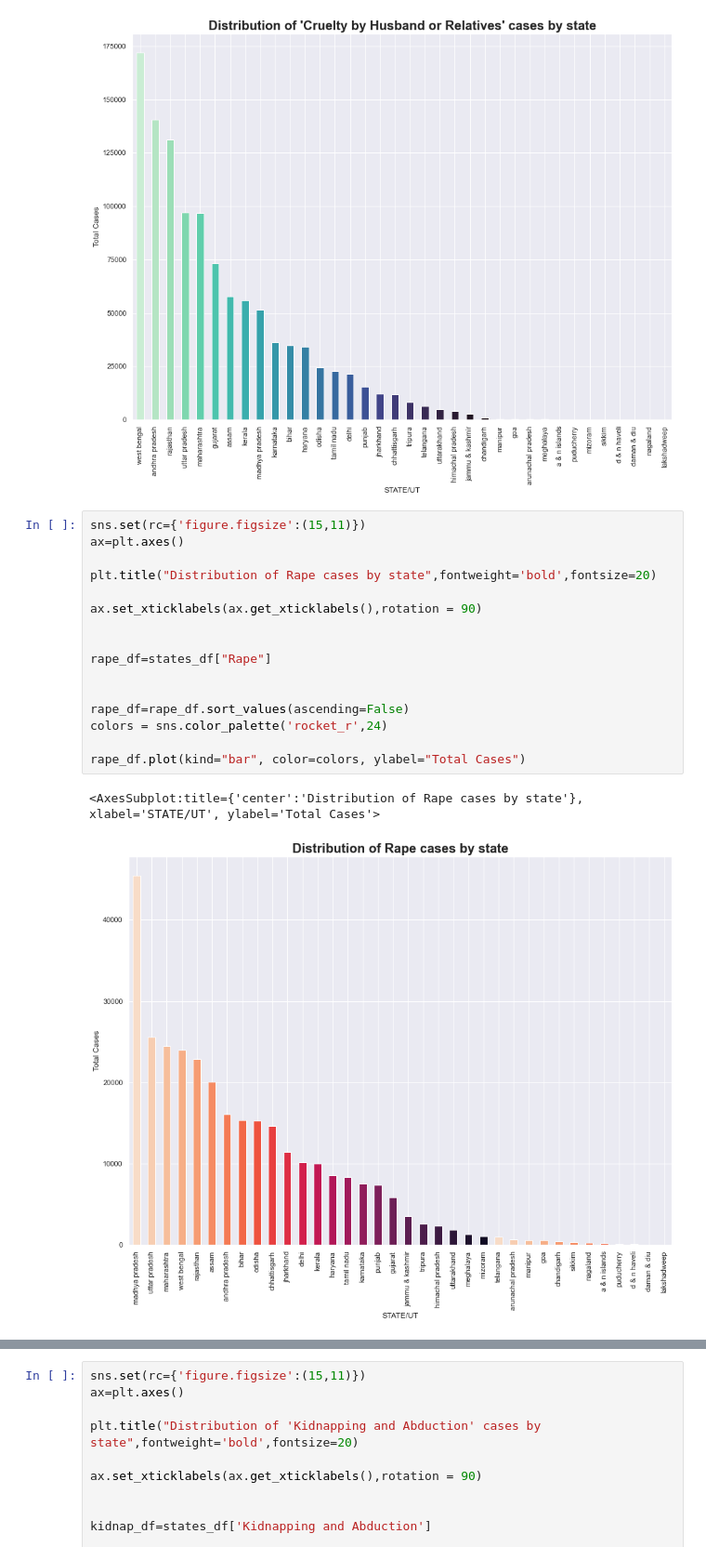
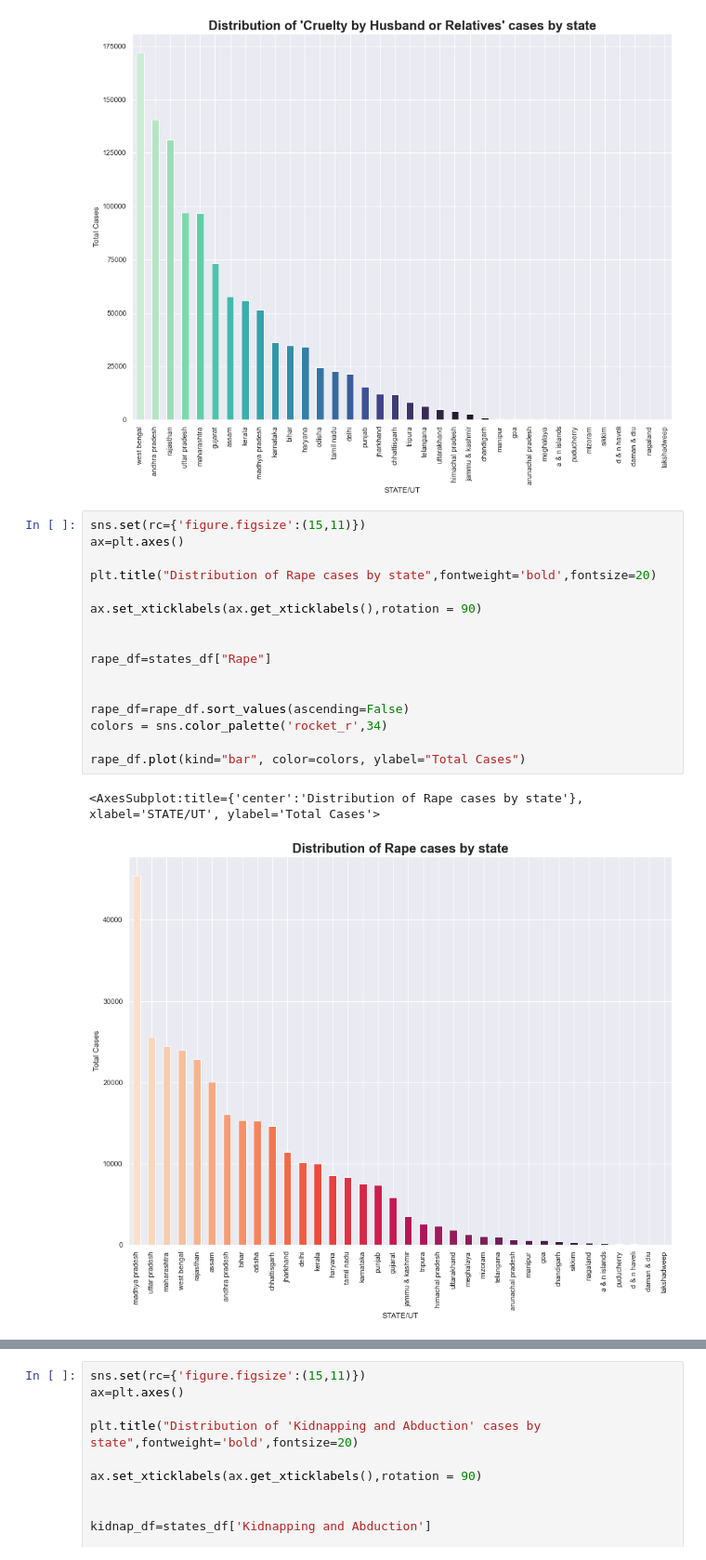
Before and after one commit to kiara-jacob/CrimeDataAnalysis, a Jupyter notebook: Crimes Against Women In India (2001-2014).ipynb, the cells around one changed output, grey strips where cells are left out. Shown at 93% size. Saved outputs shown, nothing was run; the diff lists cells and outputs as text.

```diff
--- a/Crimes Against Women In India (2001-2014).ipynb
+++ b/Crimes Against Women In India (2001-2014).ipynb
@@ -494,22 +496,22 @@ cruelty_df.plot(kind="bar", color=colors, ylabel="Total Cases")
 # %%
 sns.set(rc={'figure.figsize':(15,11)})
 ax=plt.axes()
 
 plt.title("Distribution of Rape cases by state",fontweight='bold',fontsize=20)
 
 ax.set_xticklabels(ax.get_xticklabels(),rotation = 90)
 
 
 rape_df=states_df["Rape"]
 
 
 rape_df=rape_df.sort_values(ascending=False)
-colors = sns.color_palette('rocket_r',24)
+colors = sns.color_palette('rocket_r',34)
 
 rape_df.plot(kind="bar", color=colors, ylabel="Total Cases")
 # %% [output]
 <AxesSubplot:title={'center':'Distribution of Rape cases by state'}, xlabel='STATE/UT', ylabel='Total Cases'>
-[figure, old version]
+[figure, new version]
 # %%
 sns.set(rc={'figure.figsize':(15,11)})
 ax=plt.axes()
```
Also changed, not shown: parts of 31 cells of this notebook.
